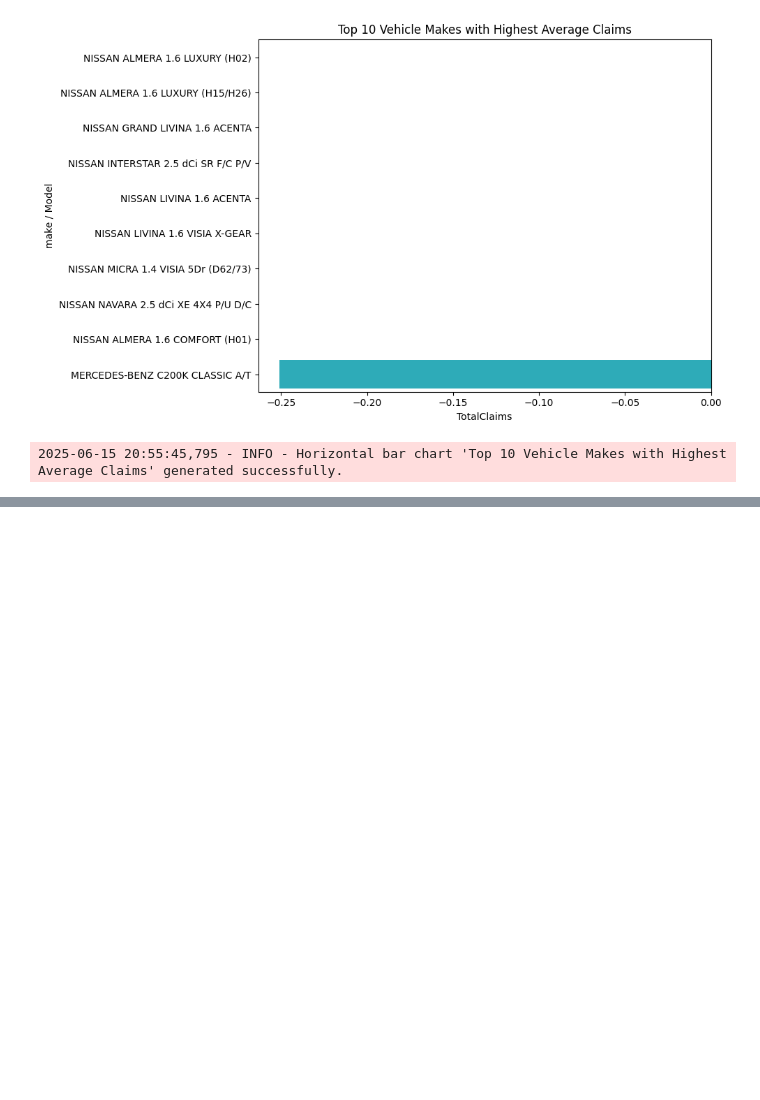
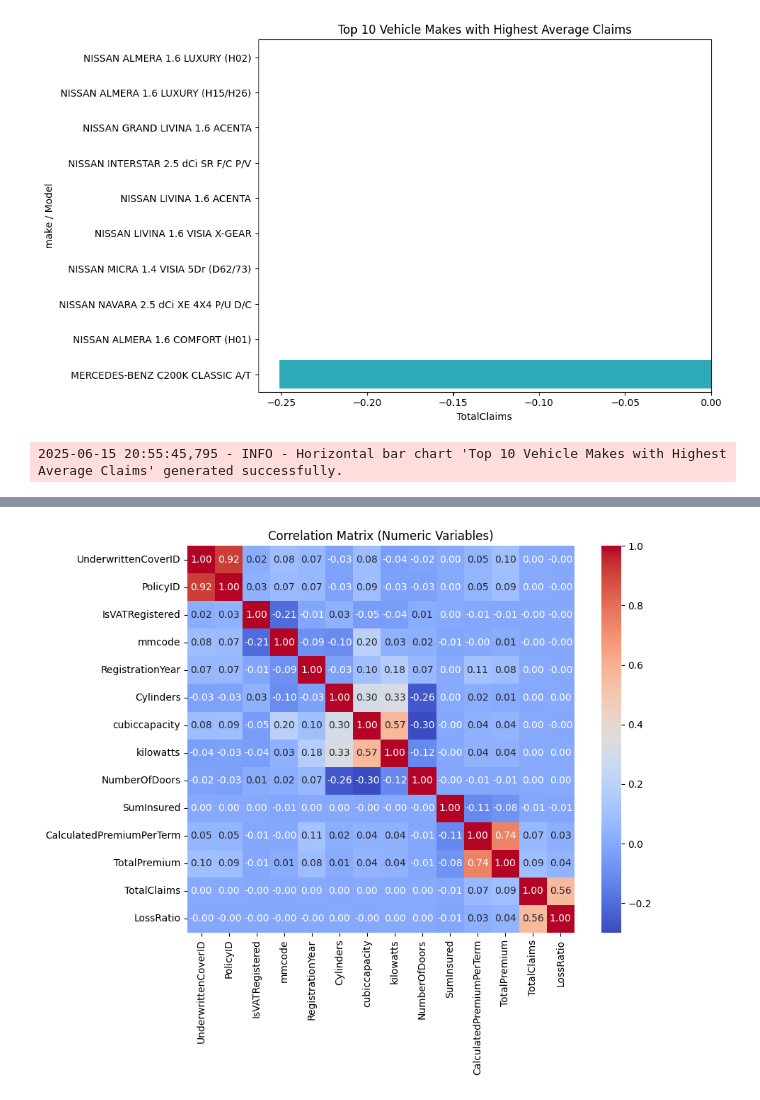
Before and after one commit to Ty-Miki/Insurance-risk-analysis, a Jupyter notebook: notebooks/EDA.ipynb, the cells around one changed output, grey strips where cells are left out. Drawn from its saved outputs; the diff is of its cells as text; code cells hidden in the pictures; blank space fills up the shorter version.

Commit message:
Created correlation heatmap between numeric datatypes

```diff
--- a/notebooks/EDA.ipynb
+++ b/notebooks/EDA.ipynb
@@ -240,0 +243,4 @@ See the caveats in the documentation: https://pandas.pydata.org/pandas-docs/stab
+# %%
+plotter.plot_correlation_matrix(df)
+# %% [output]
+[figure, added]
```
Also changed, not shown: parts of 4 cells of this notebook, 1 other file.
